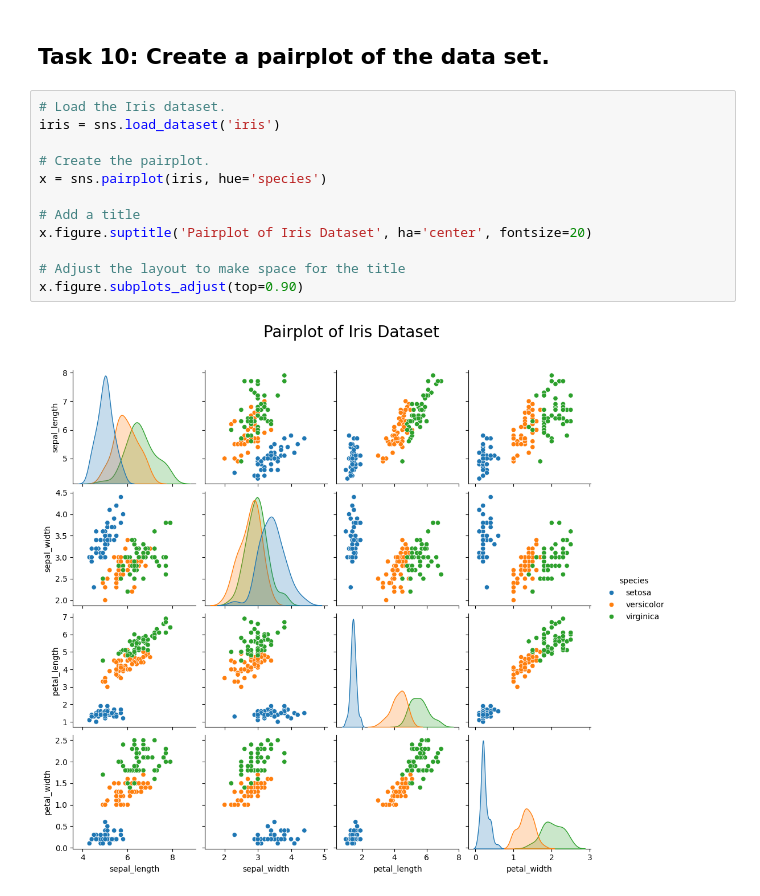
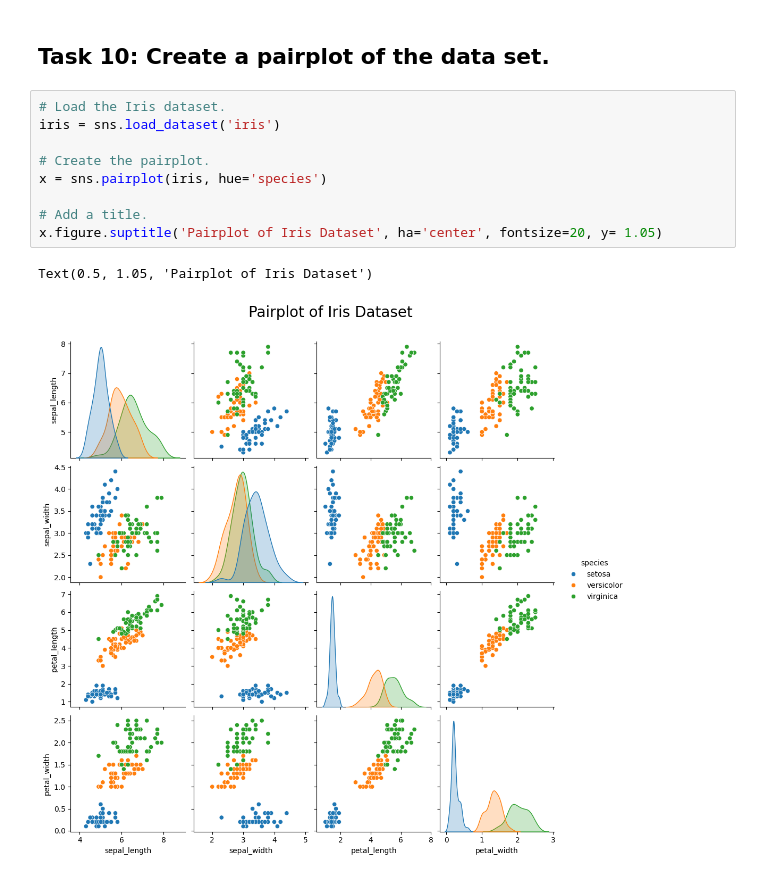
Before and after one commit to justia-pi/principles_of_DA, a Jupyter notebook: tasks.ipynb, the cells around one changed output. Cells and saved outputs as stored; diff of their text form.

```diff
--- a/tasks.ipynb
+++ b/tasks.ipynb
@@ -616,14 +633,12 @@ The $R^2$ value of 0.93 indicates a strong linear relationship between petal_len
 # %%
 # Load the Iris dataset.
 iris = sns.load_dataset('iris')
 
 # Create the pairplot.
 x = sns.pairplot(iris, hue='species')
 
-# Add a title
-x.figure.suptitle('Pairplot of Iris Dataset', ha='center', fontsize=20)
-
-# Adjust the layout to make space for the title
-x.figure.subplots_adjust(top=0.90)
+# Add a title.
+x.figure.suptitle('Pairplot of Iris Dataset', ha='center', fontsize=20, y= 1.05)
 # %% [output]
+Text(0.5, 1.05, 'Pairplot of Iris Dataset')
-[figure, old version]
+[figure, new version]
```
Also changed, not shown: parts of 24 cells of this notebook.
